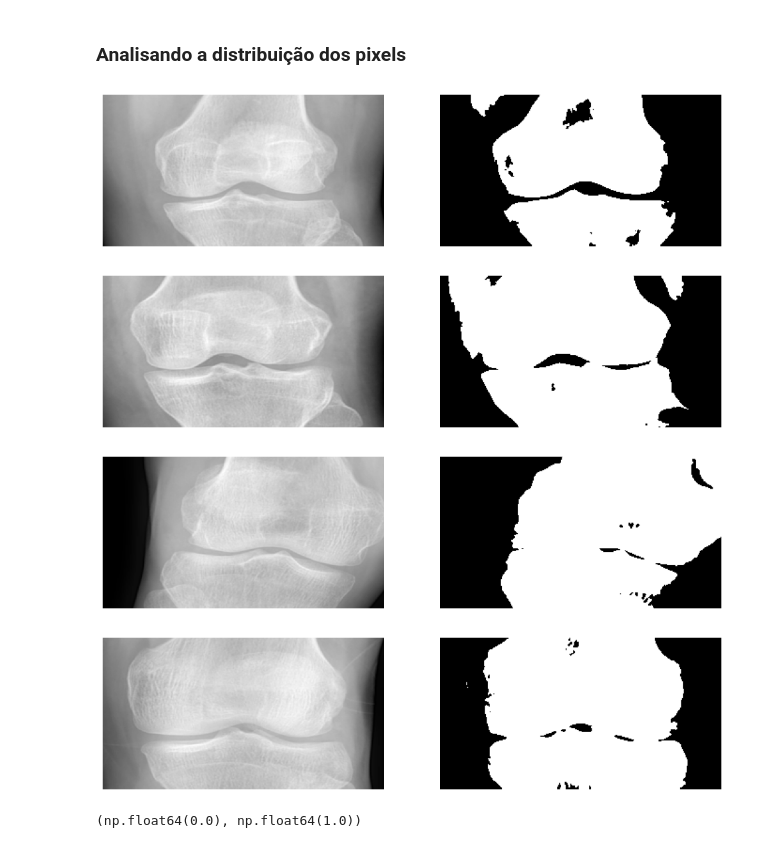
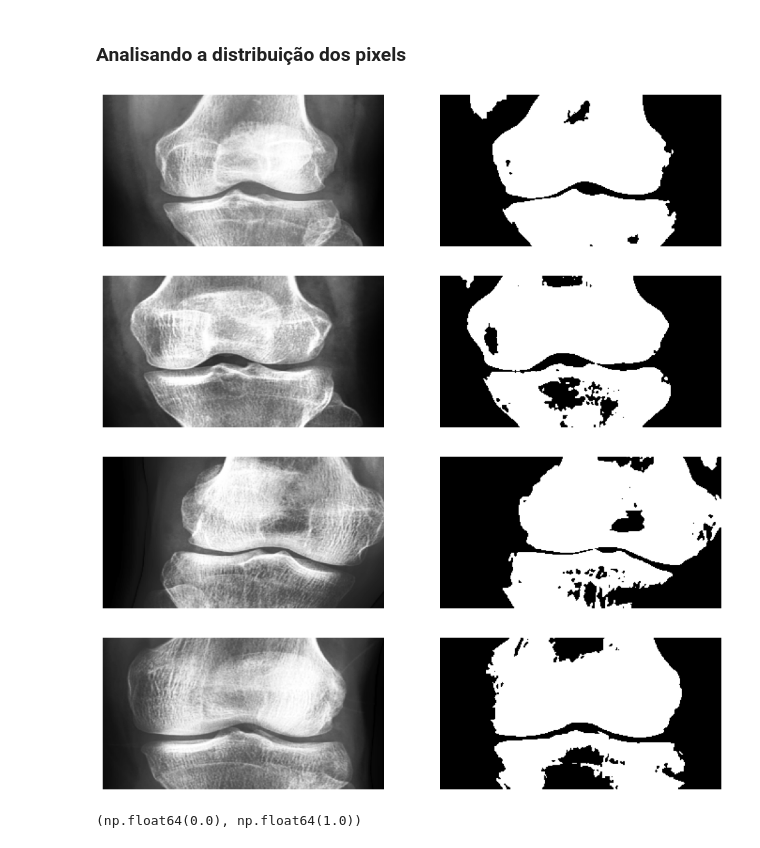
Before and after one commit to DiogoBotton/Computer_Vision_Learn, a Jupyter notebook: Segmentacao_de_Imagens/Segmentacao_Tecnicas_Classicas/knee.ipynb, the cells around one changed output. Saved outputs shown, nothing was run; the diff lists cells and outputs as text; code cells hidden in the pictures.

Commit message:
Equalização de histograma para melhorar o contraste das imagens

```diff
--- a/Segmentacao_de_Imagens/Segmentacao_Tecnicas_Classicas/knee.ipynb
+++ b/Segmentacao_de_Imagens/Segmentacao_Tecnicas_Classicas/knee.ipynb
@@ -113,22 +113,24 @@ plt.hist(img_blur.ravel(), bins=255)
 # %%
 knees_path = ['knee01.png', 'knee02.png', 'knee03.png', 'knee04.png']
 knees = []
 
 for knee in knees_path:
     img = cv2.imread(f'images/{knee}')
     img_gray = cv2.cvtColor(img, cv2.COLOR_BGR2GRAY)
-    img_blur = cv2.GaussianBlur(img_gray, (5,5), 0)
+    equalized = cv2.equalizeHist(img_gray) # Equalização de histograma para melhorar o contraste das imagens
+    img_blur = cv2.GaussianBlur(equalized, (5,5), 0)
 
-    #limiar, img_otsu_blur = cv2.threshold(img_blur, 0, 255, cv2.THRESH_BINARY | cv2.THRESH_OTSU) # Metodologia Otsu para encontrar o limiar ideal
-    limiar, img_otsu_blur = cv2.threshold(img_blur, 147, 255, cv2.THRESH_BINARY)
+
+    limiar, img_otsu_blur = cv2.threshold(img_blur, 0, 255, cv2.THRESH_BINARY | cv2.THRESH_OTSU) # Metodologia Otsu para encontrar o limiar ideal
+    #limiar, img_otsu_blur = cv2.threshold(img_blur, 147, 255, cv2.THRESH_BINARY)
     knees.append(img_otsu_blur)
 
-    compare_images(img_gray, img_otsu_blur)
+    compare_images(equalized, img_otsu_blur) # Visualizando imagem equalizada e limiarização binária
 # %% [output]
-[figure, old version]
+[figure, new version]
-[figure, old version]
+[figure, new version]
-[figure, old version]
+[figure, new version]
-[figure, old version]
+[figure, new version]
 # %%
 knees = np.array(knees)
 # %%
```
Also changed, not shown: parts of 3 cells of this notebook.
